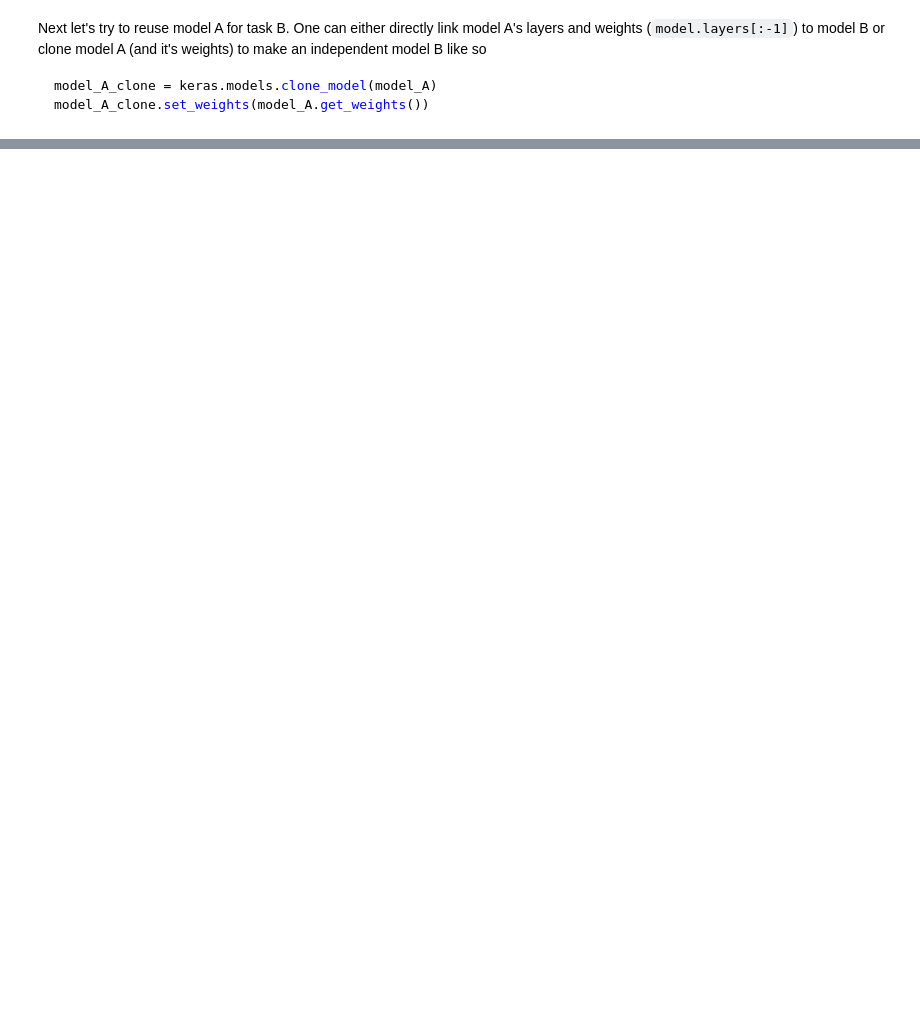
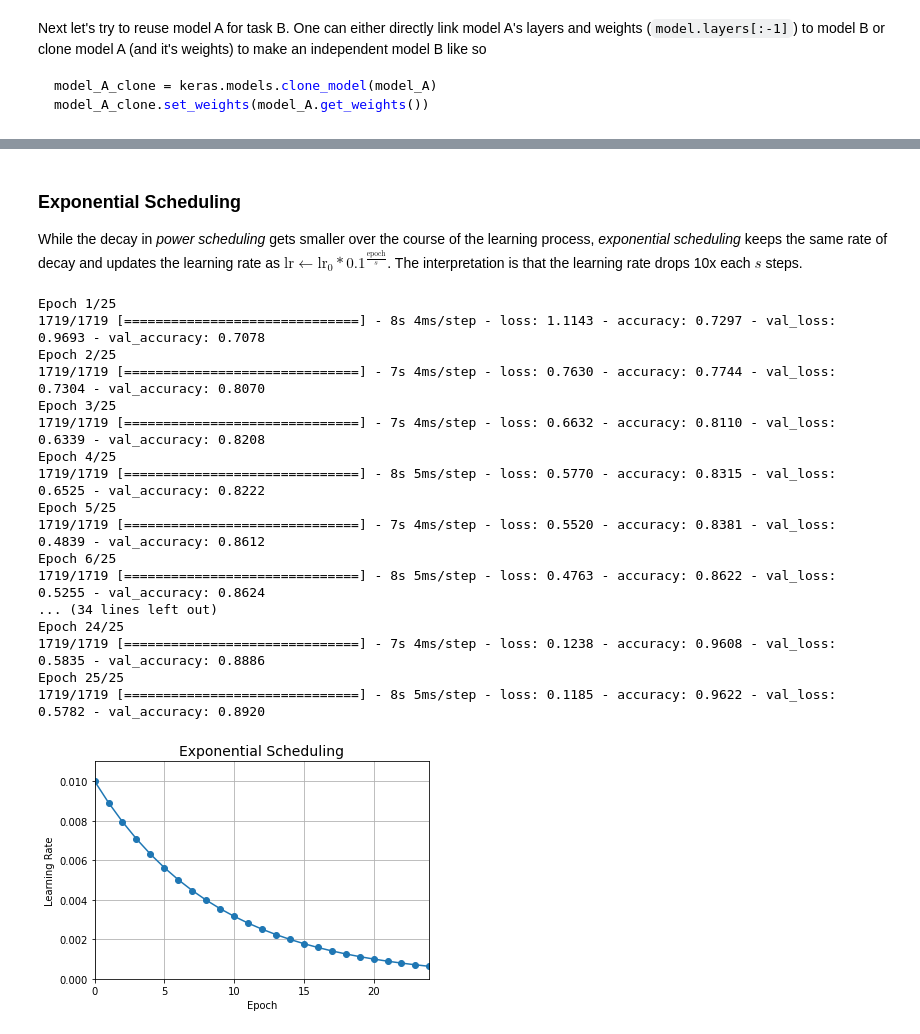
Before and after one commit to matyama/homl, a Jupyter notebook: 11_training_deep_neural_nets.ipynb, the cells around one changed output, grey strips where cells are left out. Saved outputs shown, nothing was run; the diff lists cells and outputs as text; code cells hidden in the pictures; blank space fills up the shorter version.

```diff
--- a/11_training_deep_neural_nets.ipynb
+++ b/11_training_deep_neural_nets.ipynb
@@ -729,0 +830,58 @@ optimizer = keras.optimizers.Nadam(lr=0.001, beta_1=0.9, beta_2=0.999)
+# %% [markdown]
+### Exponential Scheduling
+While the decay in *power scheduling* gets smaller over the course of the learning process, *exponential scheduling* keeps the same rate of decay and updates the learning rate as $\text{lr} \gets \text{lr}_0 * 0.1^{\frac{\text{epoch}}{s}}$. The interpretation is that the learning rate drops 10x each $s$ steps.
+# %%
+# Initial learning rate can be ither hard-coded
+def exponential_decay_fn(epoch):
+    return 0.01 * 0.1**(epoch / 20)
+
+# Or one can write a factory function for the schedule function
+def exponential_decay(lr0, s):
+    def exponential_decay_fn(epoch):
+        return lr0 * 0.1**(epoch / s)
+    return exponential_decay_fn
+
+# This is equivalent to the function defined earlier
+exponential_decay_fn = exponential_decay(lr0=0.01, s=20)
+
+# Build the same model as before
+model = keras.models.Sequential([
+    keras.layers.Flatten(input_shape=[28, 28]),
+    keras.layers.Dense(300, activation="selu", kernel_initializer="lecun_normal"),
+    keras.layers.Dense(100, activation="selu", kernel_initializer="lecun_normal"),
+    keras.layers.Dense(10, activation="softmax")
+])
+model.compile(loss="sparse_categorical_crossentropy", optimizer="nadam", metrics=["accuracy"])
+
+# Train the model for 25 epochs with a scheduler callback using our learning rate function
+n_epochs = 25
+lr_scheduler = keras.callbacks.LearningRateScheduler(exponential_decay_fn)
+history = model.fit(X_train_scaled, y_train, epochs=n_epochs, validation_data=(X_valid_scaled, y_valid), callbacks=[lr_scheduler])
+
+# Plot the learning rate schedule
+plt.plot(history.epoch, history.history["lr"], "o-")
+plt.axis([0, n_epochs - 1, 0, 0.011])
+plt.xlabel("Epoch")
+plt.ylabel("Learning Rate")
+plt.title("Exponential Scheduling", fontsize=14)
+plt.grid(True)
+plt.show()
+# %% [output]
+Epoch 1/25
+1719/1719 [==============================] - 8s 4ms/step - loss: 1.1143 - accuracy: 0.7297 - val_loss: 0.9693 - val_accuracy: 0.7078
+Epoch 2/25
+1719/1719 [==============================] - 7s 4ms/step - loss: 0.7630 - accuracy: 0.7744 - val_loss: 0.7304 - val_accuracy: 0.8070
+Epoch 3/25
+1719/1719 [==============================] - 7s 4ms/step - loss: 0.6632 - accuracy: 0.8110 - val_loss: 0.6339 - val_accuracy: 0.8208
+Epoch 4/25
+1719/1719 [==============================] - 8s 5ms/step - loss: 0.5770 - accuracy: 0.8315 - val_loss: 0.6525 - val_accuracy: 0.8222
+Epoch 5/25
+1719/1719 [==============================] - 7s 4ms/step - loss: 0.5520 - accuracy: 0.8381 - val_loss: 0.4839 - val_accuracy: 0.8612
+Epoch 6/25
+1719/1719 [==============================] - 8s 5ms/step - loss: 0.4763 - accuracy: 0.8622 - val_loss: 0.5255 - val_accuracy: 0.8624
+... (34 lines left out)
+Epoch 24/25
+1719/1719 [==============================] - 7s 4ms/step - loss: 0.1238 - accuracy: 0.9608 - val_loss: 0.5835 - val_accuracy: 0.8886
+Epoch 25/25
+1719/1719 [==============================] - 8s 5ms/step - loss: 0.1185 - accuracy: 0.9622 - val_loss: 0.5782 - val_accuracy: 0.8920
+[figure, added]
```
Also changed, not shown: parts of 44 cells of this notebook.
